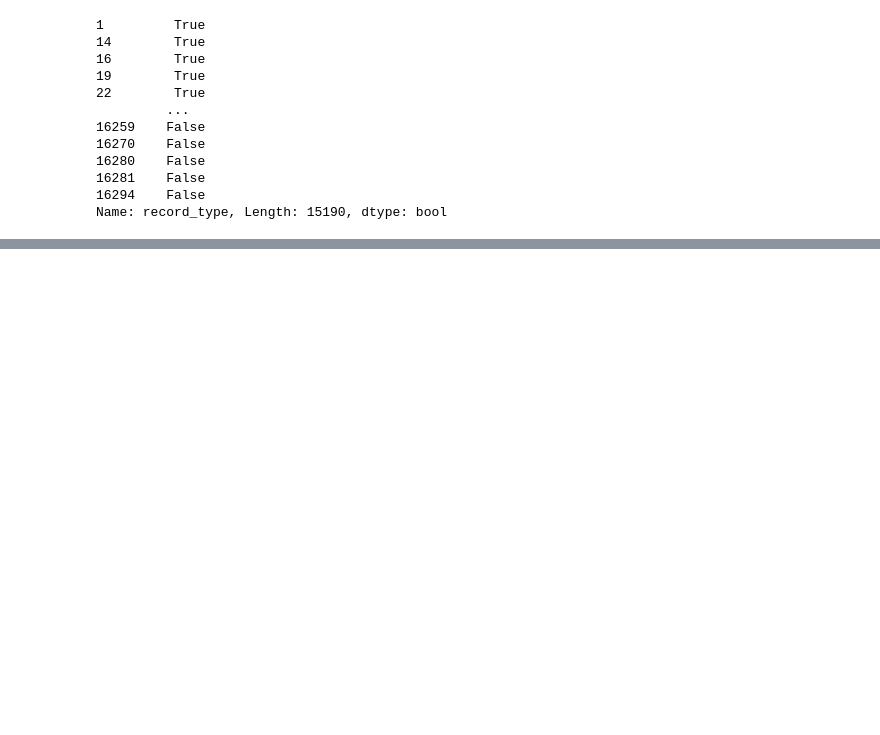
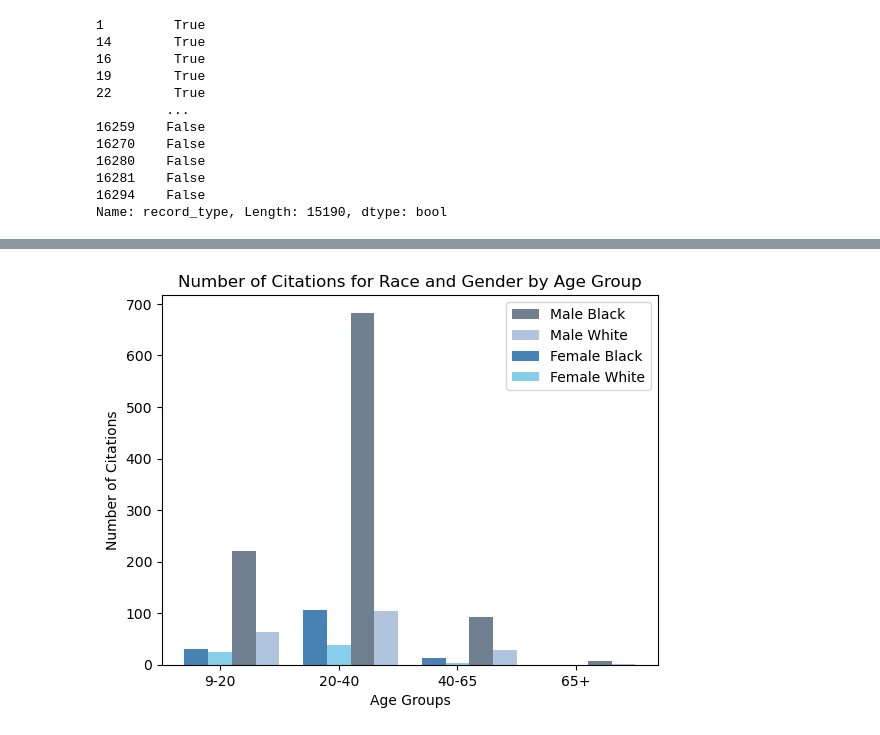
Before and after one commit to Police-Data-Accessibility-Project/caasi-help-desk, a Jupyter notebook: mj-decriminalization/MJ Graphs.ipynb, the cells around one changed output, grey strips where cells are left out. Saved outputs shown, nothing was run; the diff lists cells and outputs as text; code cells hidden in the pictures; blank space fills up the shorter version.

```diff
--- a/mj-decriminalization/MJ Graphs.ipynb
+++ b/mj-decriminalization/MJ Graphs.ipynb
@@ -1452,0 +1345,3 @@ Name: 0, dtype: int64
+# %%
+#Create a new df for citations only
+mj_citation_df = mj_df[mj_df['record_type']=="Citation"]
@@ -1452,0 +1368,2 @@ Name: 0, dtype: int64
+# %%
+mj_gender_sex_citation = mj_citation_df.groupby(['AgeRange', 'SEXRACE']).size().reset_index()
@@ -1452,0 +1393,24 @@ Name: 0, dtype: int64
+# %%
+mj_gender_sex_count_citation = mj_gender_sex_citation[mj_gender_sex_citation['SEXRACE'].isin(included_sr)]
+# %%
+xlabel = df['AgeRange'].drop_duplicates()
+x = np.arange(4)
+y1 = mj_gender_sex_count_citation[mj_gender_sex_count_citation["SEXRACE"] == "MB"][0].to_numpy()
+y2 = mj_gender_sex_count_citation[mj_gender_sex_count_citation["SEXRACE"] == "MW"][0].to_numpy()
+y3 = mj_gender_sex_count_citation[mj_gender_sex_count_citation["SEXRACE"] == "FB"][0].to_numpy()
+y4 = mj_gender_sex_count_citation[mj_gender_sex_count_citation["SEXRACE"] == "FW"][0].to_numpy()
+
+width = .2
+plt.xticks(x, xlabel)
+offset = .2
+plt.bar(x + offset, y1, width, color="slategrey")
+plt.bar(x + offset*2, y2, width, color="lightsteelblue")
+plt.bar(x - offset, y3, width, color="steelblue")
+plt.bar(x, y4, width, color="skyblue")
+plt.legend(["Male Black", "Male White", "Female Black", "Female White"])
+plt.xlabel("Age Groups")
+plt.ylabel("Number of Citations")
+plt.title("Number of Citations for Race and Gender by Age Group")
+plt.show()
+# %% [output]
+[figure, added]
```
Also changed, not shown: parts of 48 cells of this notebook.
